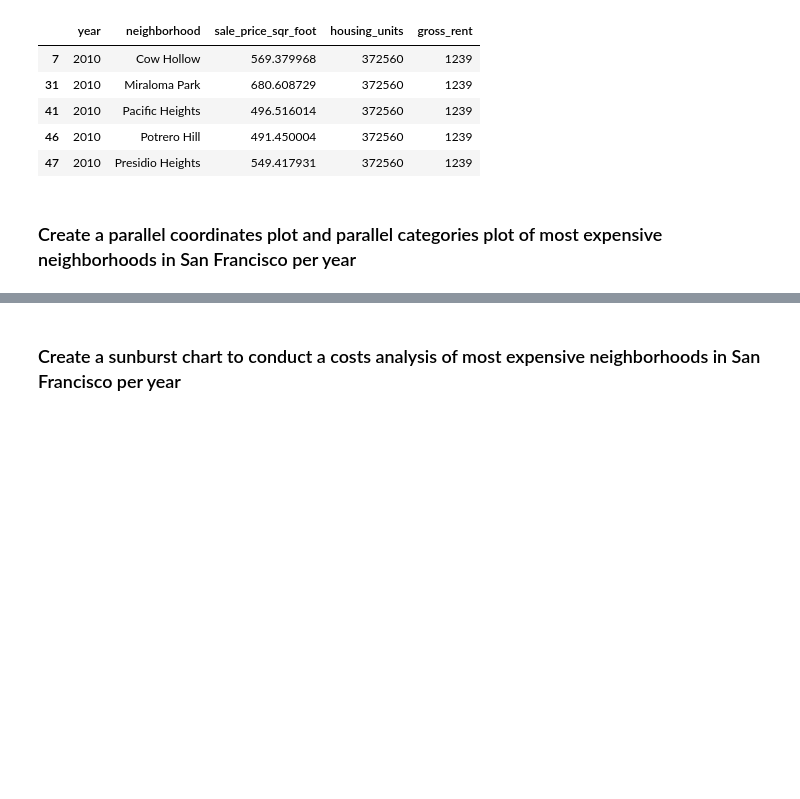
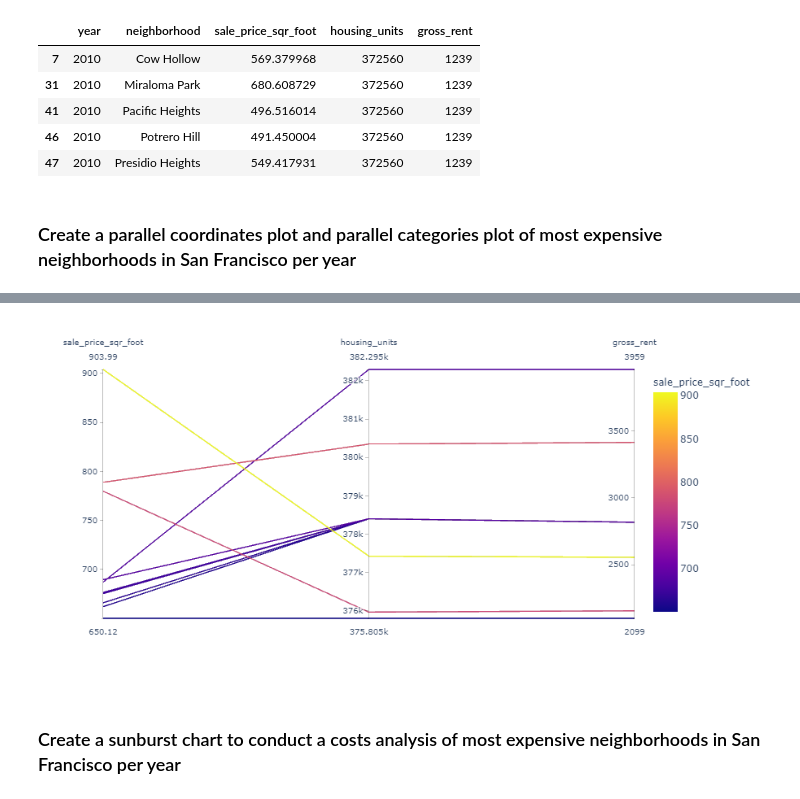
Before and after one commit to kwarari/PyViz-homework, a Jupyter notebook: Solved/rental_analysis.ipynb, the cells around one changed output, grey strips where cells are left out. Saved outputs shown, nothing was run; the diff lists cells and outputs as text; code cells hidden in the pictures; blank space fills up the shorter version.

```diff
--- a/Solved/rental_analysis.ipynb
+++ b/Solved/rental_analysis.ipynb
@@ -380,2 +387,17 @@ df_expensive_neighborhoods_per_year.head()
+# %%
+# Parallel Coordinates Plot
+def parallel_coordinates():
+
+    neighborhood_sale_price = sfo_data.groupby([sfo_data["neighborhood"]]).mean()
+    sfo_exp_neighborhood = neighborhood_sale_price.nlargest(10, 'sale_price_sqr_foot').reset_index()
+    parallel_coordinates = px.parallel_coordinates(
+    sfo_exp_neighborhood,
+    color='sale_price_sqr_foot')
+
+    return parallel_coordinates
+
+parallel_coordinates()
+# %% [output]
+[figure, added]
 # %% [markdown]
 ### Create a sunburst chart to conduct a costs analysis of most expensive neighborhoods in San Francisco per year
```
Also changed, not shown: parts of 5 cells of this notebook, 1 other file.
